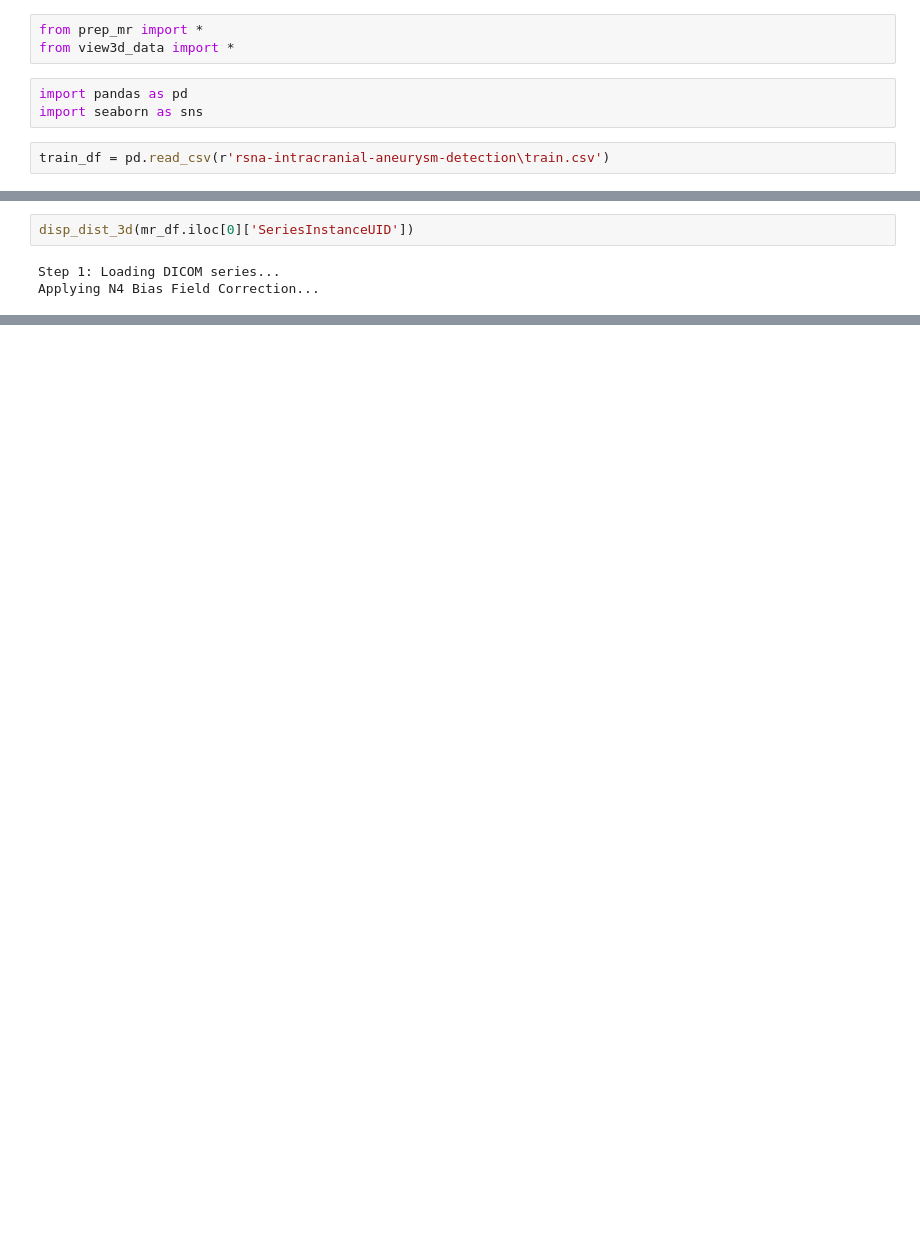
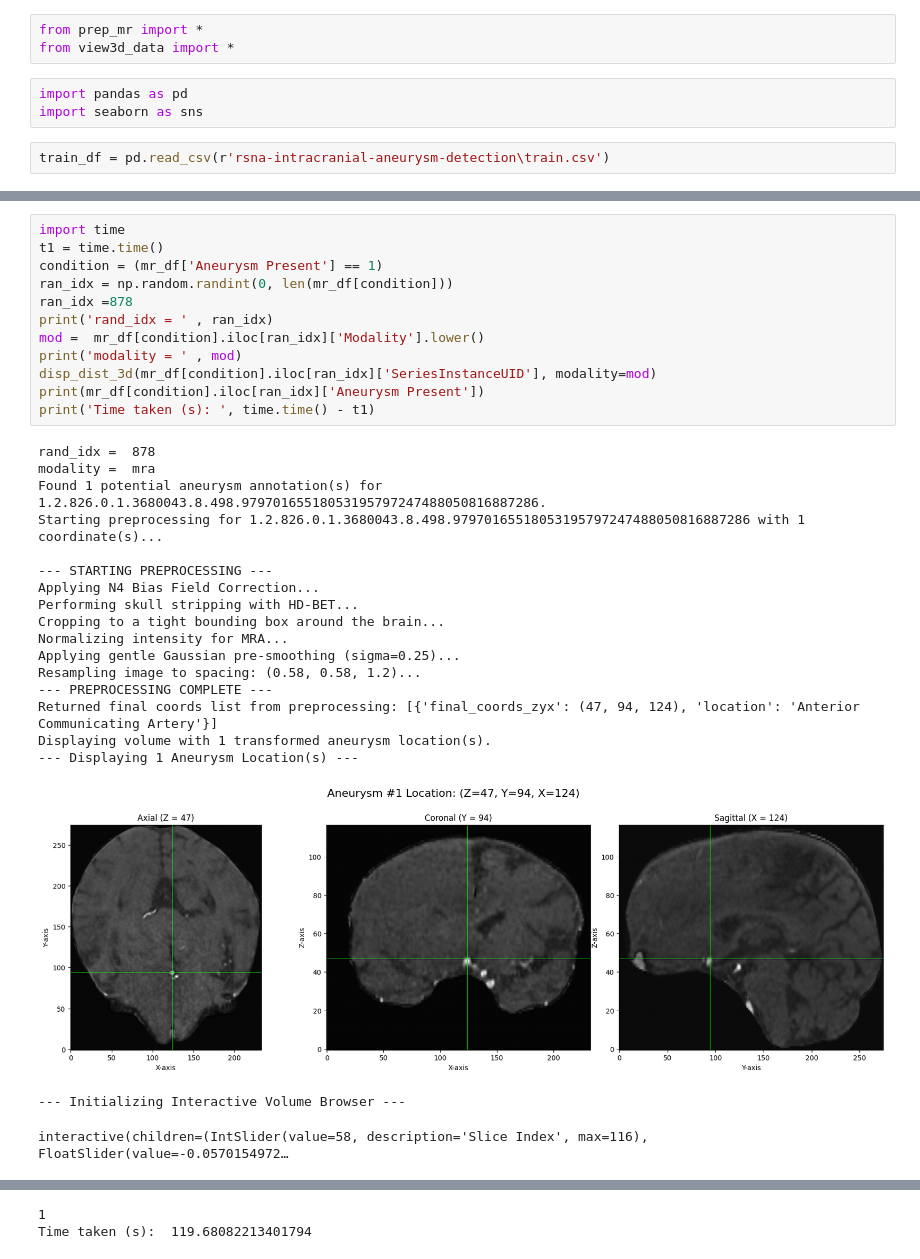
Before and after one commit to BhaveshSolanki32/Aneurysm_detection, a Jupyter notebook: mra.ipynb, the cells around one changed output, grey strips where cells are left out. Saved outputs shown, nothing was run; the diff lists cells and outputs as text; blank space fills up the shorter version.

```diff
--- a/mra.ipynb
+++ b/mra.ipynb
@@ -35,5 +207,32 @@ def disp_dist_3d(img_name,sof_tissue_range_hu: tuple = (-100,400),DEBUG_MODE=Fal
 # %%
-disp_dist_3d(mr_df.iloc[0]['SeriesInstanceUID'])
+import time
+t1 = time.time()
+condition = (mr_df['Aneurysm Present'] == 1)
+ran_idx = np.random.randint(0, len(mr_df[condition]))
+ran_idx =878
+print('rand_idx = ' , ran_idx)
+mod =  mr_df[condition].iloc[ran_idx]['Modality'].lower()
+print('modality = ' , mod)
+disp_dist_3d(mr_df[condition].iloc[ran_idx]['SeriesInstanceUID'], modality=mod)
+print(mr_df[condition].iloc[ran_idx]['Aneurysm Present'])
+print('Time taken (s): ', time.time() - t1)
 # %% [output]
-Step 1: Loading DICOM series...
+rand_idx =  878
+modality =  mra
+Found 1 potential aneurysm annotation(s) for 1.2.826.0.1.3680043.8.498.97970165518053195797247488050816887286.
+Starting preprocessing for 1.2.826.0.1.3680043.8.498.97970165518053195797247488050816887286 with 1 coordinate(s)...
+
+--- STARTING PREPROCESSING ---
 Applying N4 Bias Field Correction...
+Performing skull stripping with HD-BET...
+Cropping to a tight bounding box around the brain...
+Normalizing intensity for MRA...
+Applying gentle Gaussian pre-smoothing (sigma=0.25)...
+Resampling image to spacing: (0.58, 0.58, 1.2)...
+--- PREPROCESSING COMPLETE ---
+Returned final coords list from preprocessing: [{'final_coords_zyx': (47, 94, 124), 'location': 'Anterior Communicating Artery'}]
+Displaying volume with 1 transformed aneurysm location(s).
+--- Displaying 1 Aneurysm Location(s) ---
+[figure, added]
+--- Initializing Interactive Volume Browser ---
+interactive(children=(IntSlider(value=58, description='Slice Index', max=116), FloatSlider(value=-0.0570154972…
@@ -39,0 +240,2 @@ Applying N4 Bias Field Correction...
+1
+Time taken (s):  119.68082213401794
```
Also changed, not shown: parts of 16 cells of this notebook, 3 other files.
